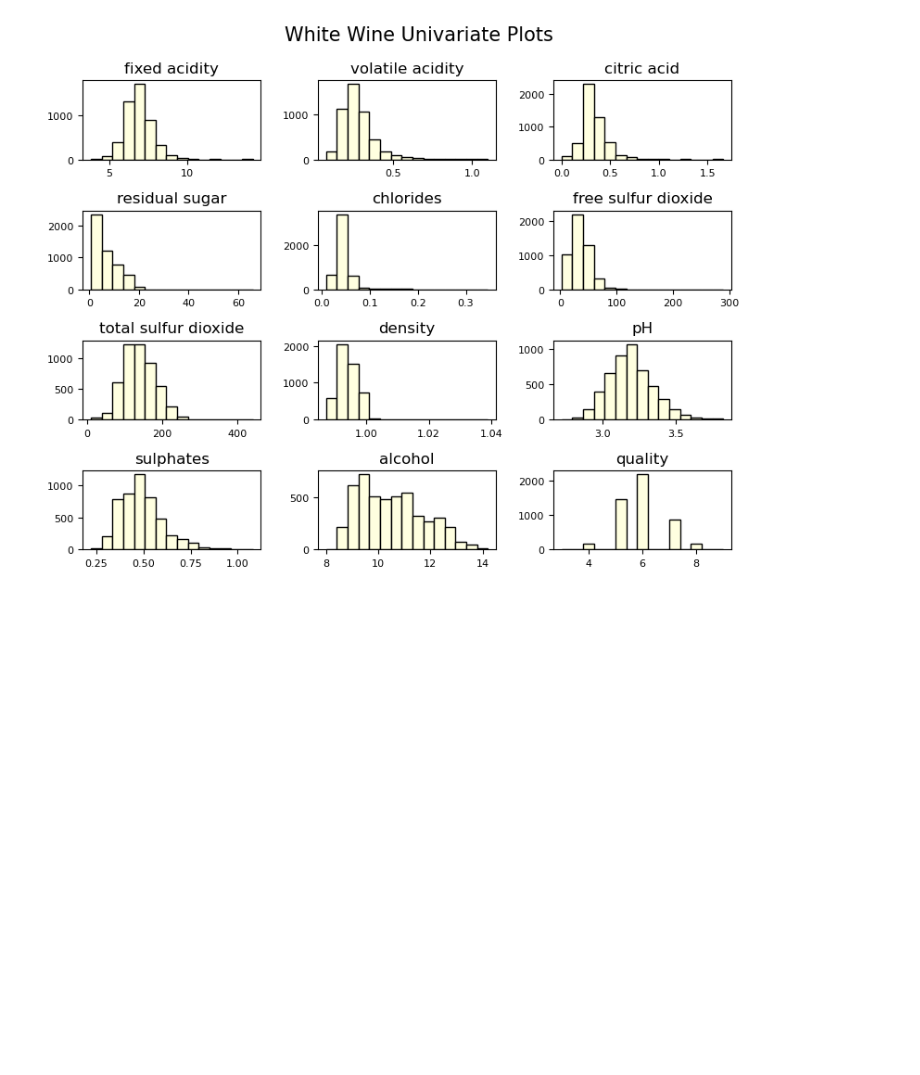
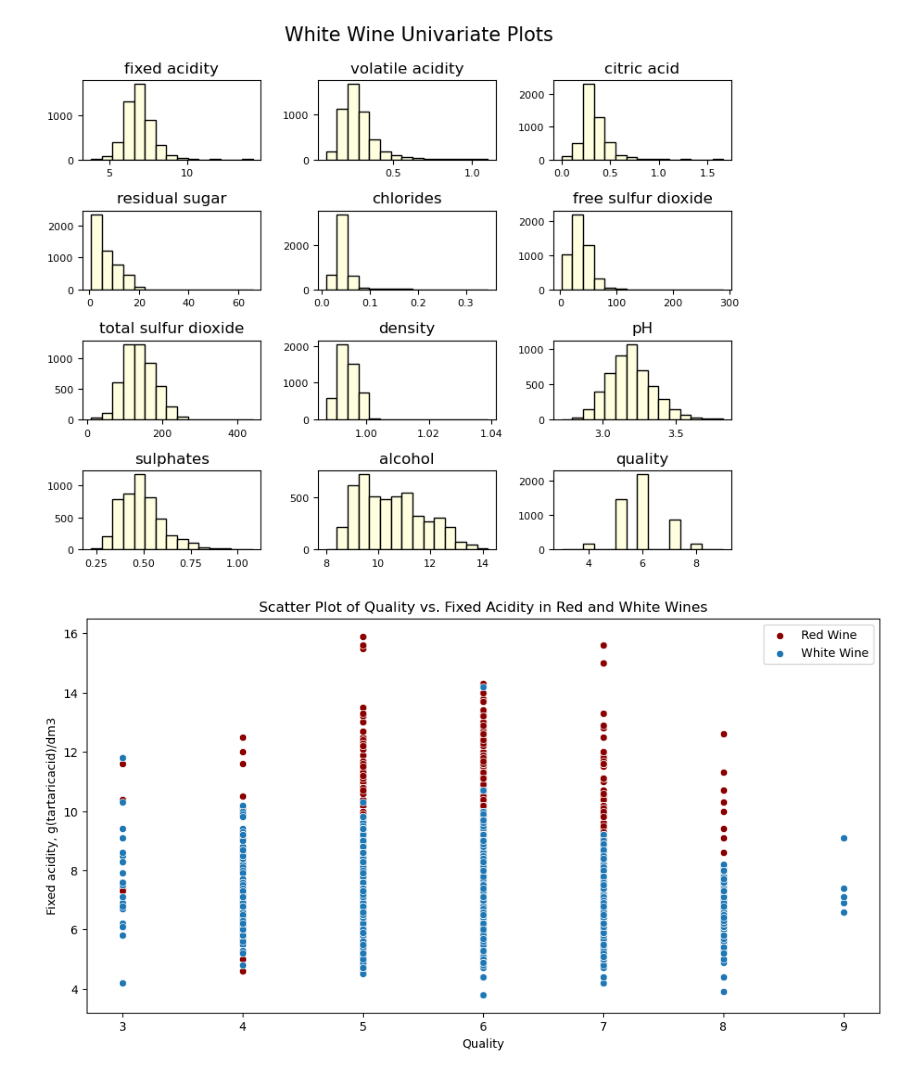
Before and after one commit to novik2713/CAB_Winery_Project, a Jupyter notebook: project2.ipynb, the cells around one changed output. Cells and saved outputs as stored; diff of their text form; code cells hidden in the pictures; blank space fills up the shorter version.

```diff
--- a/project2.ipynb
+++ b/project2.ipynb
@@ -497,3 +497,21 @@ plt.tight_layout(rect=(0, 0, 1.2, 1.2))
 rt = plt.suptitle('White Wine Univariate Plots', x=0.65, y=1.25, fontsize=15)
 # %% [output]
 [figure]
+# %%
+fig, ax = plt.subplots(figsize=(12, 6))
+shared_settings = {
+    'xlabel': 'Quality',
+    'ylabel': 'Fixed acidity, g(tartaricacid)/dm3',
+    # 'ylim': (2.6, 4.2),
+    # 'xlim': (3, 15)
+}
+sns.scatterplot(data=red_wine, x='quality', y='fixed acidity', color="darkred", ax=ax, label='Red Wine')
+sns.scatterplot(data=white_wine, x='quality', y='fixed acidity', ax=ax, label='White Wine')
+
+ax.set_title('Scatter Plot of Quality vs. Fixed Acidity in Red and White Wines')
+ax.set(**shared_settings)
+ax.legend()
+
+plt.show()
+# %% [output]
+[figure, added]
```
Also changed, not shown: parts of 5 cells of this notebook.
